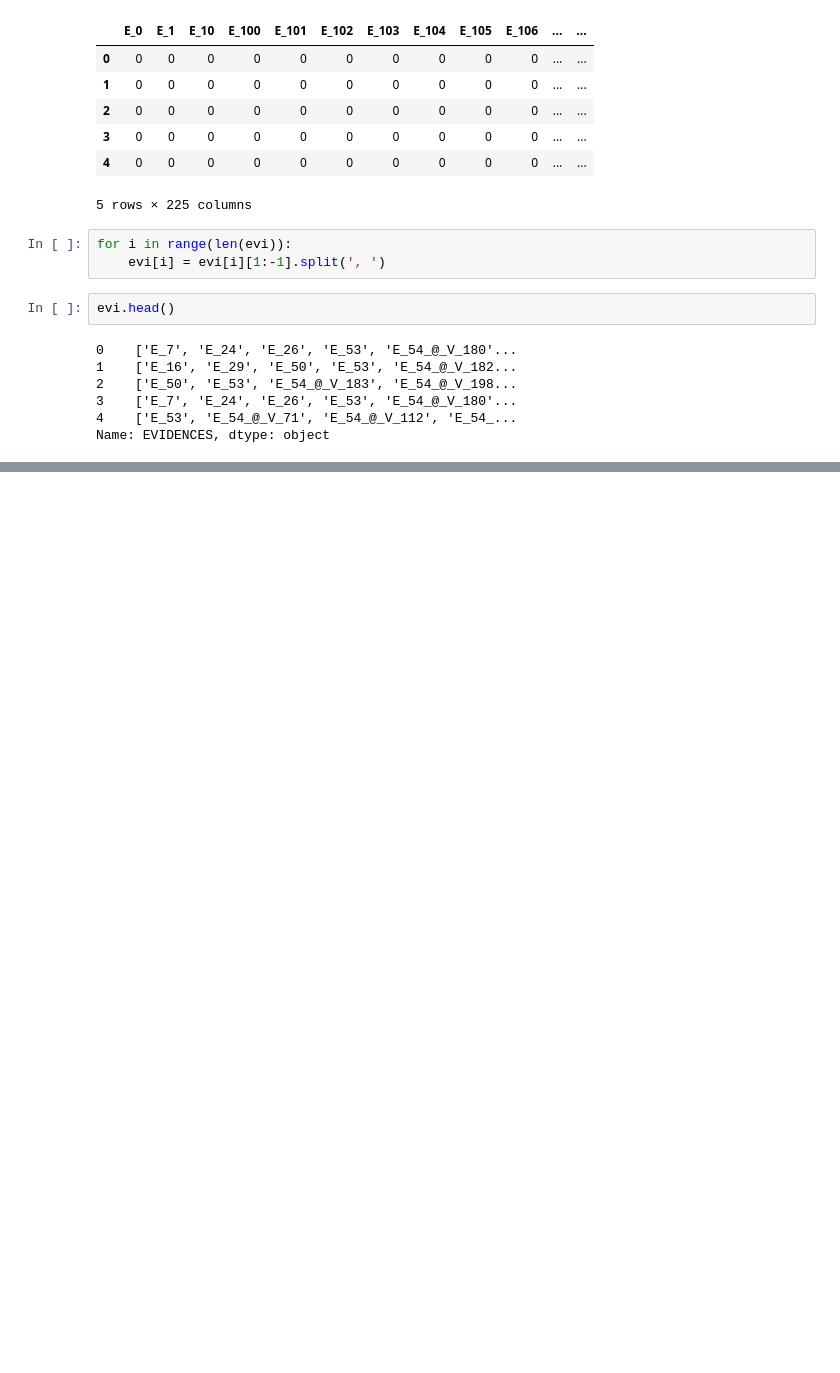
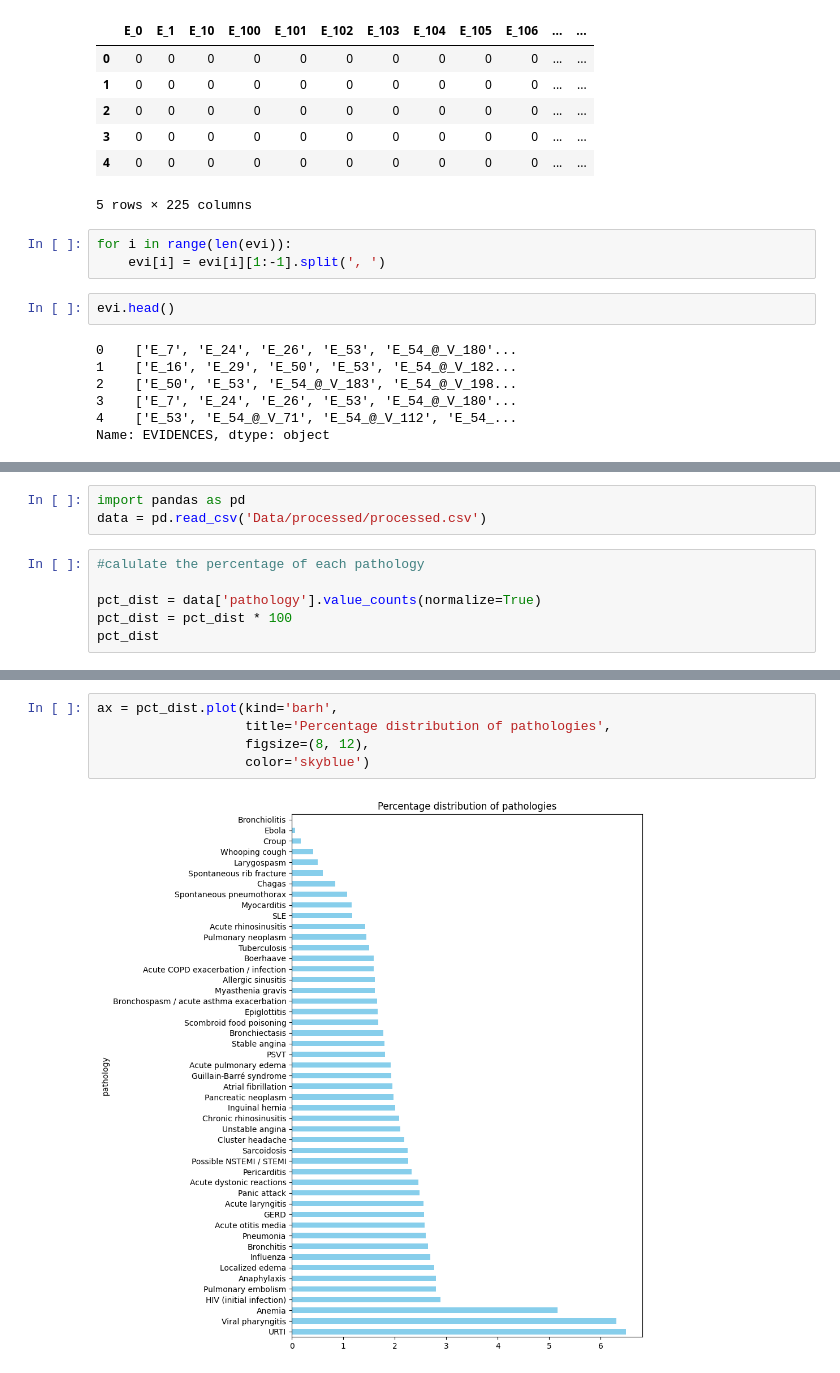
Before and after one commit to antil-samarth/Disease-prediction, a Jupyter notebook: preprocessing.ipynb, the cells around one changed output, grey strips where cells are left out. Cells and saved outputs as stored; diff of their text form; blank space fills up the shorter version.

```diff
--- a/preprocessing.ipynb
+++ b/preprocessing.ipynb
@@ -371,0 +394,9 @@ trial.describe()
+# %%
+import pandas as pd
+data = pd.read_csv('Data/processed/processed.csv')
+# %%
+#calulate the percentage of each pathology
+
+pct_dist = data['pathology'].value_counts(normalize=True)
+pct_dist = pct_dist * 100
+pct_dist
@@ -371,0 +421,7 @@ trial.describe()
+# %%
+ax = pct_dist.plot(kind='barh',
+                   title='Percentage distribution of pathologies',
+                   figsize=(8, 12),
+                   color='skyblue')
+# %% [output]
+[figure, added]
```
Also changed, not shown: parts of 25 cells of this notebook, 1 other file.
